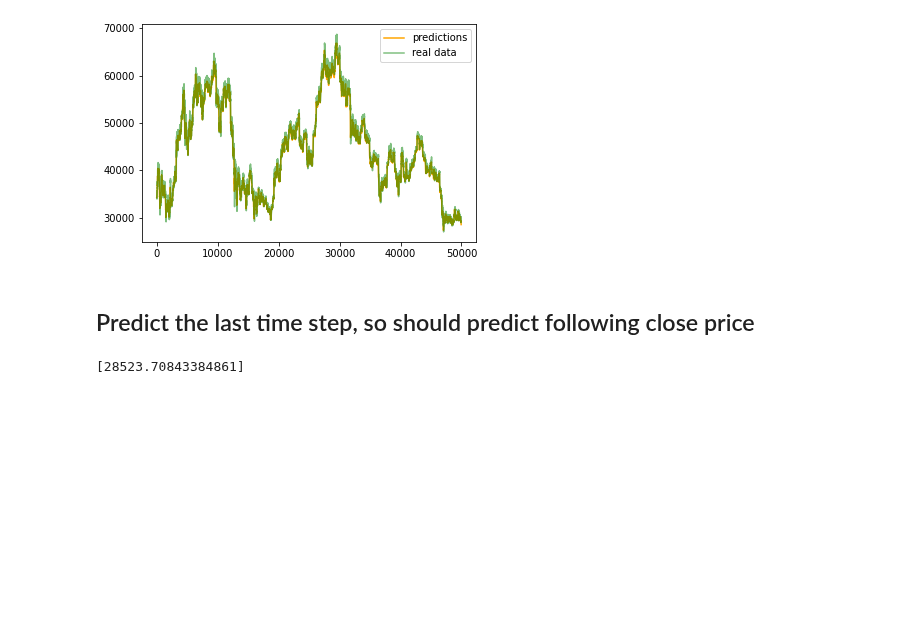
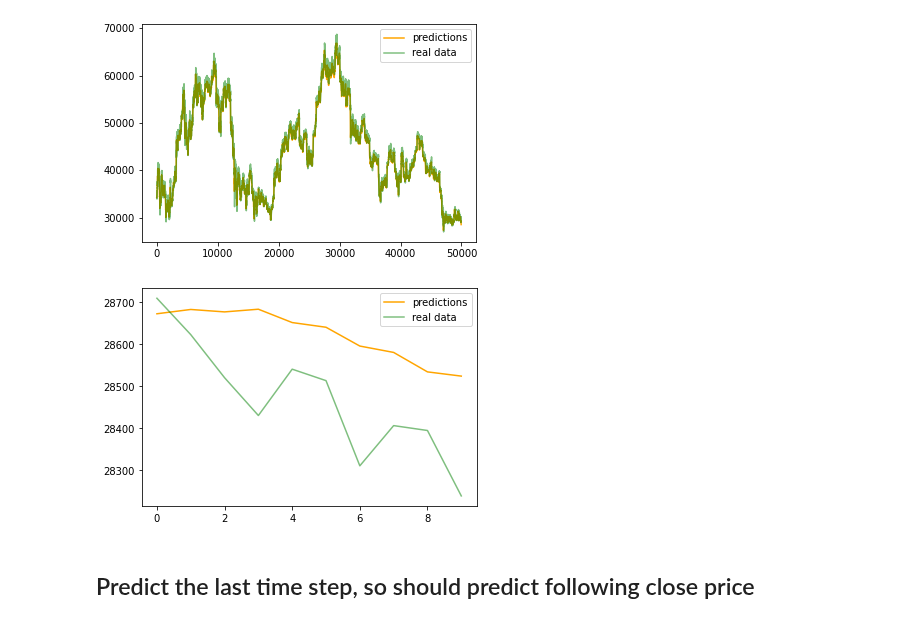
Before and after one commit to gabriele16/sats4u, a Jupyter notebook: colab/LSTM-CNN-BitCoin-Test-Live.ipynb, the cells around one changed output. Drawn from its saved outputs; the diff is of its cells as text; code cells hidden in the pictures; blank space fills up the shorter version.

Commit message:
load new data and predict on unseen data

```diff
--- a/colab/LSTM-CNN-BitCoin-Test-Live.ipynb
+++ b/colab/LSTM-CNN-BitCoin-Test-Live.ipynb
@@ -142,6 +142,13 @@ plt.legend()
 plt.show()
 # %% [output]
 [figure]
+# %%
+plt.plot(preds[-10:], color='orange', label='predictions')
+plt.plot(true_vals[-10:], color='green', alpha=0.5, label='real data')
+plt.legend()
+plt.show()
+# %% [output]
+[figure, added]
 # %% [markdown]
 ## Predict the last time step, so should predict following close price
 # %%
@@ -151,4 +159,0 @@ last_y = ts_btc.denorm(ts_btc.)
-# %%
-norm_last_y
-# %% [output]
-[28523.70843384861]
```
Also changed, not shown: parts of 7 cells of this notebook.
